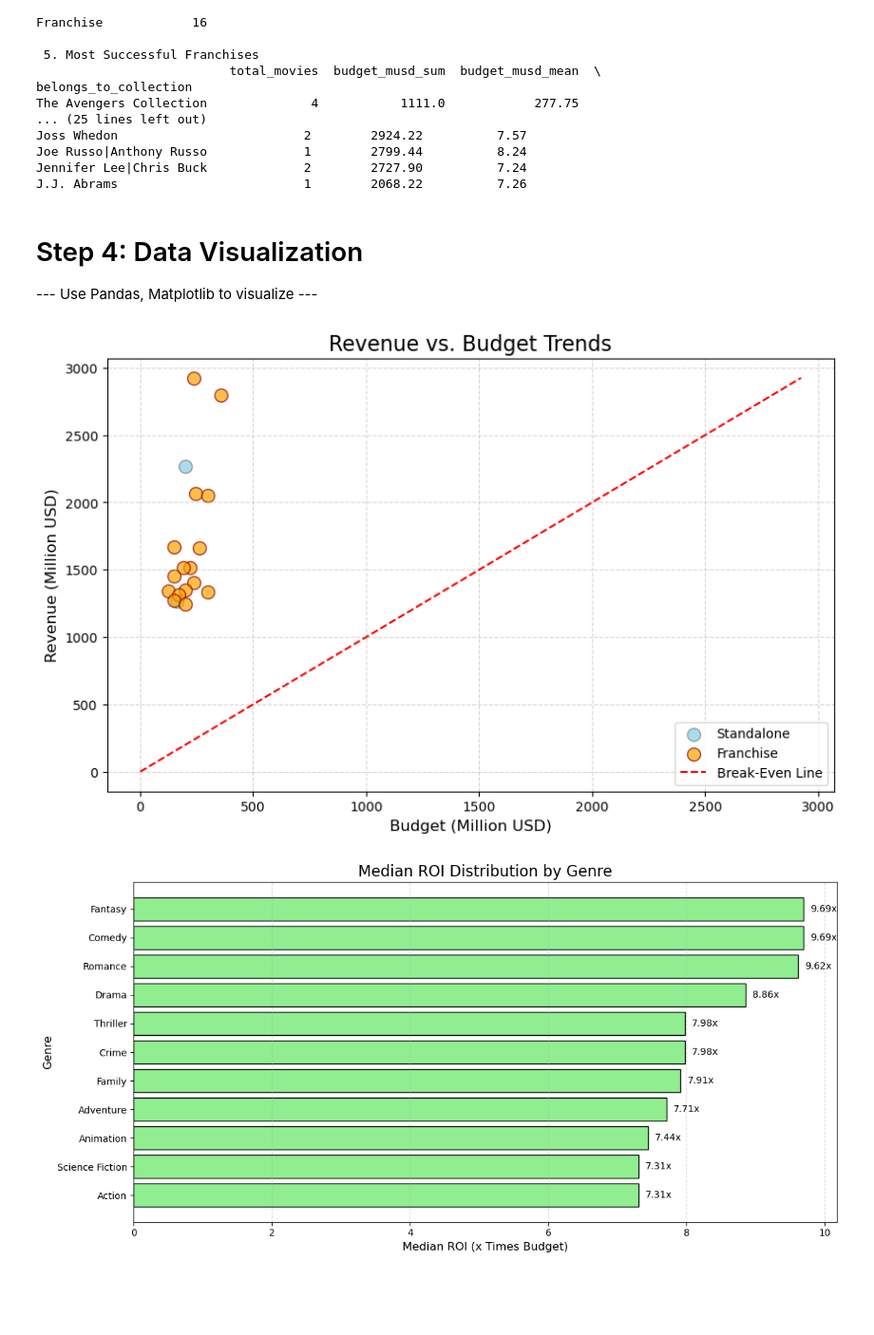
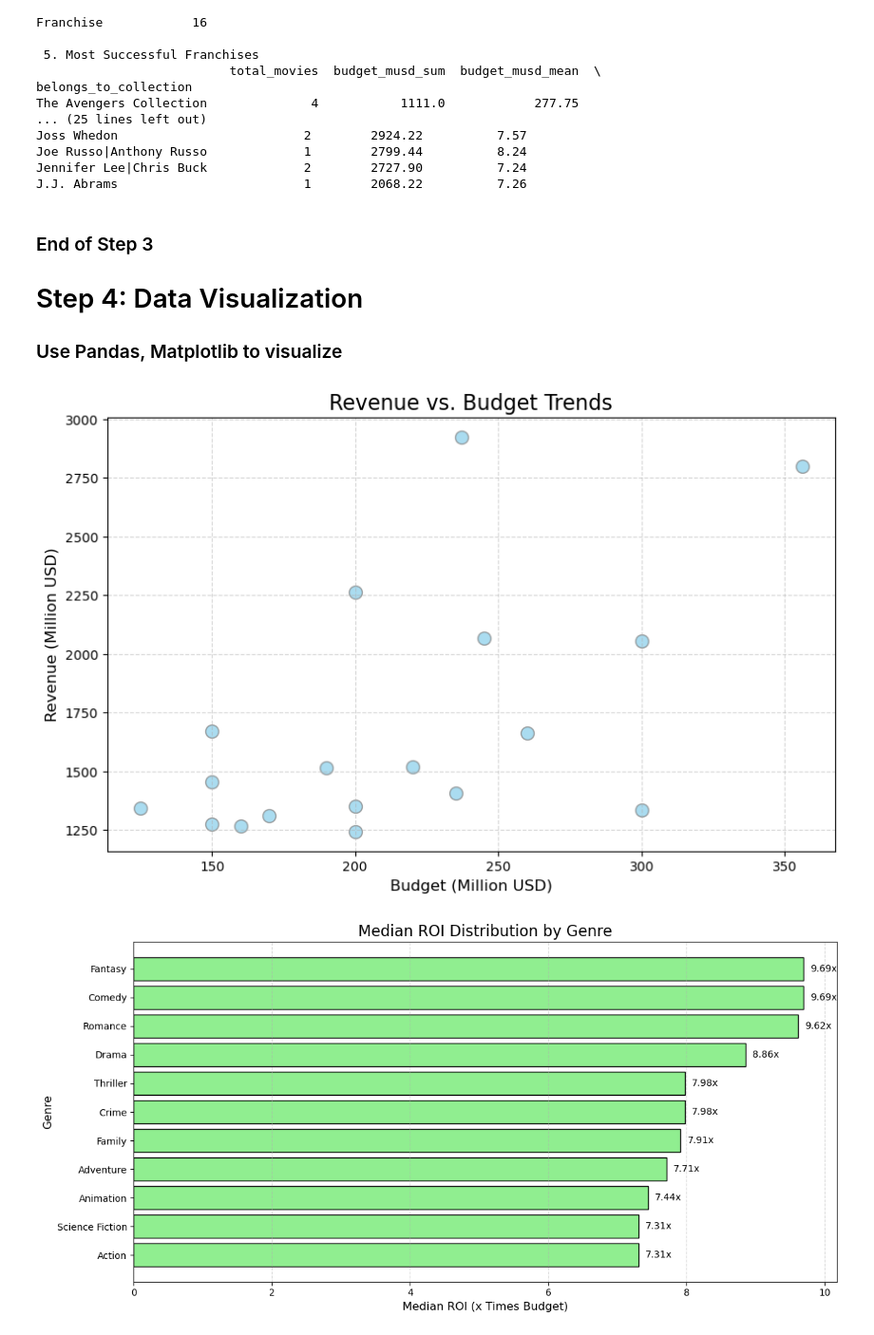
Before and after one commit to jill-break/DE02---TMDB-Movie-Data-Analysis, a Jupyter notebook: tmdb.ipynb, the cells around one changed output. Shown: that part at 95% size. Drawn from its saved outputs; the diff is of its cells as text; code cells hidden in the pictures; blank space fills up the shorter version.

```diff
--- a/tmdb.ipynb
+++ b/tmdb.ipynb
@@ -721,25 +756,22 @@ Joe Russo|Anthony Russo             1        2799.44          8.24
 Jennifer Lee|Chris Buck             2        2727.90          7.24
 J.J. Abrams                         1        2068.22          7.26
 # %% [markdown]
+### End of Step 3
+
 # Step 4: Data Visualization
---- Use Pandas, Matplotlib to visualize ---
+
+### Use Pandas, Matplotlib to visualize
 # %%
-# 1. Load Data
-# We reload the clean dataset to ensure we have the correct types
-# (If running locally, ensure 'movies_clean.csv' is in your directory)
-# df_movie = pd.read_csv('movies_clean.csv')
-
-# --- PRE-PROCESSING FOR PLOTTING ---
-
-# Re-create 'is_franchise' logic (it wasn't saved in the CSV as a boolean)
-# Assuming 'belongs_to_collection' is the column name in your CSV
 df_movie['is_franchise'] = df_movie['belongs_to_collection'].notna()
 
 # Ensure numeric types
-df_movie['budget_musd'] = pd.to_numeric(df_movie['budget_musd'], errors='coerce')
-df_movie['revenue_musd'] = pd.to_numeric(df_movie['revenue_musd'], errors='coerce')
+df_movie['budget_musd'] = pd.to_numeric(
+    df_movie['budget_musd'], errors='coerce')
+df_movie['revenue_musd'] = pd.to_numeric(
+    df_movie['revenue_musd'], errors='coerce')
 df_movie['popularity'] = pd.to_numeric(df_movie['popularity'], errors='coerce')
-df_movie['vote_average'] = pd.to_numeric(df_movie['vote_average'], errors='coerce')
+df_movie['vote_average'] = pd.to_numeric(
+    df_movie['vote_average'], errors='coerce')
 
 # Ensure Date is datetime type and extract year
 df_movie['release_date'] = pd.to_datetime(df_movie['release_date'])
@@ -750,56 +782,28 @@ if 'roi' not in df_movie.columns:
     df_movie['roi'] = df_movie['revenue_musd'] / df_movie['budget_musd']
 
 # Explode Genres for the ROI Chart
-# Assuming 'genres' is pipe-separated string "Action|Adventure"
 df_plot = df_movie.copy()
 df_plot['genre_list'] = df_plot['genres'].str.split('|')
 df_exploded = df_plot.explode('genre_list')
 # %%
-# -------------------------------------------------------
 # 1. Revenue vs. Budget Trends (Scatter Plot)
-# -------------------------------------------------------
 plt.figure(figsize=(10, 6))
 
-franchise_data = df_movie[df_movie['is_franchise'] == True]
-standalone_data = df_movie[df_movie['is_franchise'] == False]
-
-# Plot Standalone (Blue)
+# Plot Standalone
 plt.scatter(
-    standalone_data['budget_musd'],
-    standalone_data['revenue_musd'],
+    df_movie['budget_musd'],
+    df_movie['revenue_musd'],
     color='skyblue',
-    label='Standalone',
     alpha=0.7,
     s=100,
     edgecolors='grey'
 )
-
-# Plot Franchise (Orange)
-plt.scatter(
-    franchise_data['budget_musd'],
-    franchise_data['revenue_musd'],
-    color='orange',
-    label='Franchise',
-    alpha=0.7,
-    s=100,
-    edgecolors='darkred'
-)
-
-# Break-Even Line
-max_val = max(df_movie['budget_musd'].max(), df_movie['revenue_musd'].max())
-plt.plot([0, max_val], [0, max_val], color='red', linestyle='--', label='Break-Even Line')
-
-# Custom Ticks as requested: 0, 100, 150, 200...
-# custom_ticks = [0, 100, 150, 200, 250, 300, 350, 400]
-# plt.xticks(custom_ticks)
-
 plt.title('Revenue vs. Budget Trends', fontsize=16)
 plt.xlabel('Budget (Million USD)', fontsize=12)
 plt.ylabel('Revenue (Million USD)', fontsize=12)
-plt.legend()
 plt.grid(True, linestyle='--', alpha=0.5)
 
 plt.show()
 # %% [output]
-[figure, old version]
+[figure, new version]
 # %%
```
Also changed, not shown: parts of 23 cells of this notebook, 1 other file.
